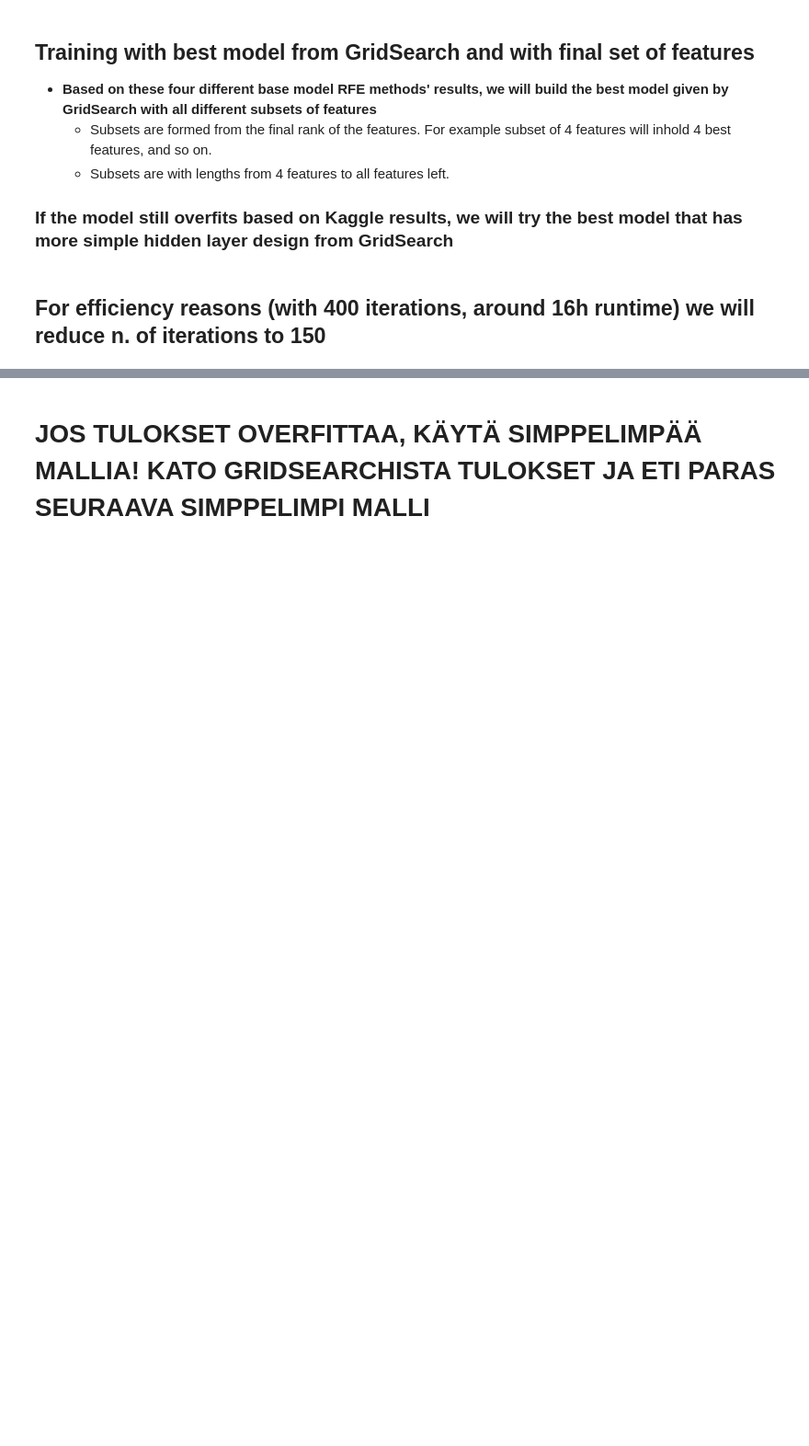
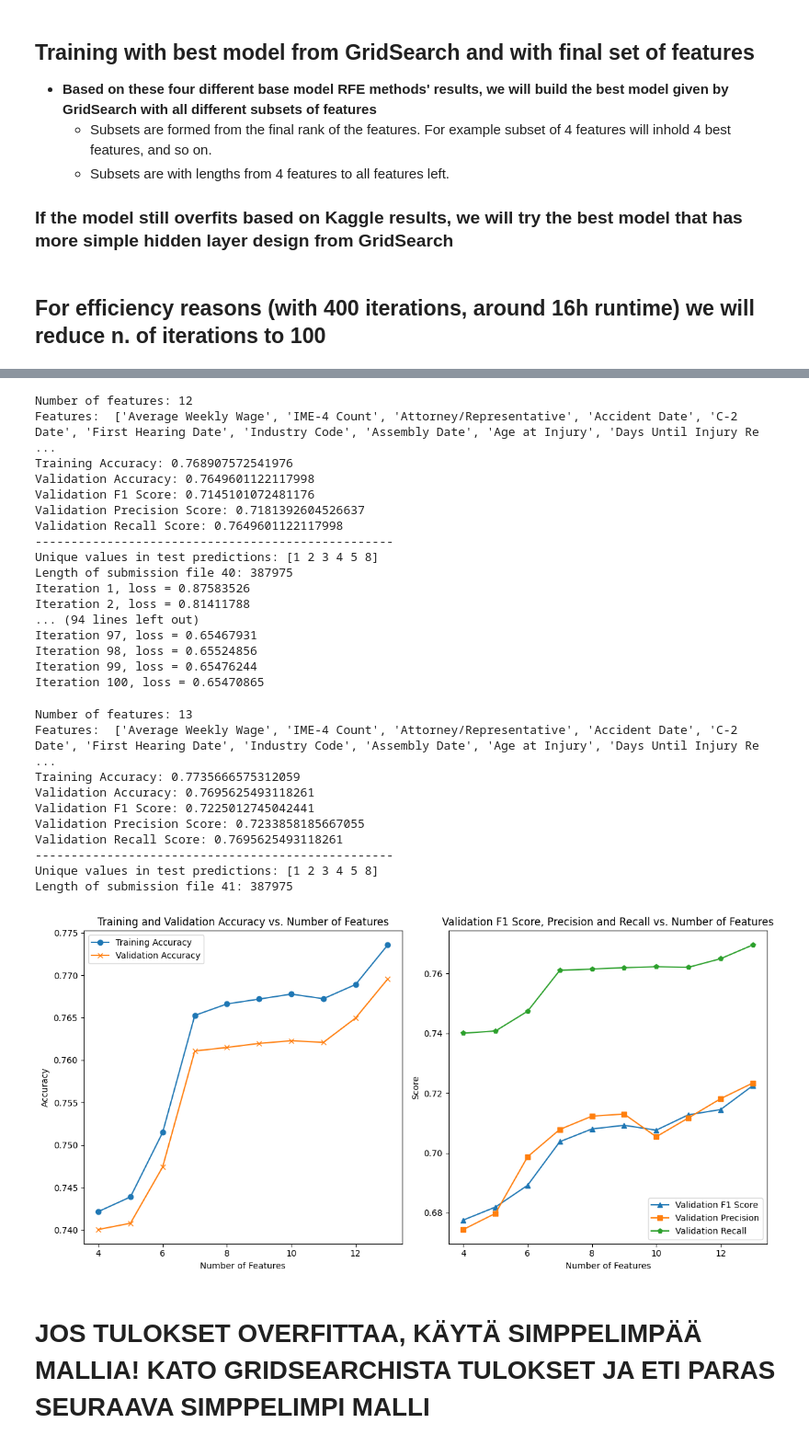
Before and after one commit to OnniMansikkamaki/ML_Project_G39_2024, a Jupyter notebook: codes/KNN_and_Neural_Networks.ipynb, the cells around one changed output, grey strips where cells are left out. Shown at 92% size. Saved outputs shown, nothing was run; the diff lists cells and outputs as text; code cells hidden in the pictures; blank space fills up the shorter version.

```diff
--- a/codes/KNN_and_Neural_Networks.ipynb
+++ b/codes/KNN_and_Neural_Networks.ipynb
@@ -3604,7 +3562,7 @@ print(len(selected_features))
 
 ### If the model still overfits based on Kaggle results, we will try the best model that has more simple hidden layer design from GridSearch
 # %% [markdown]
-## For efficiency reasons (with 400 iterations, around 16h runtime) we will reduce n. of iterations to 150
+## For efficiency reasons (with 400 iterations, around 16h runtime) we will reduce n. of iterations to 100
 # %%
 # Form all lengths possible from selected features (from length 4 to 13). For 4, take 4 first, for 5 take 5 first and so on.
 feature_combinations = [selected_features[:i] for i in range(4, 14)]
@@ -3644,7 +3602,7 @@ for comb in feature_combinations:
         hidden_layer_sizes=(256, 128, 64),
         activation='relu',
         solver='adam',
-        max_iter=150,
+        max_iter=100,
         alpha=0.01,
         batch_size=200,
         learning_rate='constant',
@@ -3742,2 +3852,30 @@ plt.show()
+Number of features: 12
+Features:  ['Average Weekly Wage', 'IME-4 Count', 'Attorney/Representative', 'Accident Date', 'C-2 Date', 'First Hearing Date', 'Industry Code', 'Assembly Date', 'Age at Injury', 'Days Until Injury Re ...
+Training Accuracy: 0.768907572541976
+Validation Accuracy: 0.7649601122117998
+Validation F1 Score: 0.7145101072481176
+Validation Precision Score: 0.7181392604526637
+Validation Recall Score: 0.7649601122117998
+--------------------------------------------------
+Unique values in test predictions: [1 2 3 4 5 8]
+Length of submission file 40: 387975
+Iteration 1, loss = 0.87583526
+Iteration 2, loss = 0.81411788
+... (94 lines left out)
+Iteration 97, loss = 0.65467931
+Iteration 98, loss = 0.65524856
+Iteration 99, loss = 0.65476244
+Iteration 100, loss = 0.65470865
+Number of features: 13
+Features:  ['Average Weekly Wage', 'IME-4 Count', 'Attorney/Representative', 'Accident Date', 'C-2 Date', 'First Hearing Date', 'Industry Code', 'Assembly Date', 'Age at Injury', 'Days Until Injury Re ...
+Training Accuracy: 0.7735666575312059
+Validation Accuracy: 0.7695625493118261
+Validation F1 Score: 0.7225012745042441
+Validation Precision Score: 0.7233858185667055
+Validation Recall Score: 0.7695625493118261
+--------------------------------------------------
+Unique values in test predictions: [1 2 3 4 5 8]
+Length of submission file 41: 387975
+[figure, added]
 # %% [markdown]
 # JOS TULOKSET OVERFITTAA, KÄYTÄ SIMPPELIMPÄÄ MALLIA! KATO GRIDSEARCHISTA TULOKSET JA ETI PARAS SEURAAVA SIMPPELIMPI MALLI
```
Also changed, not shown: parts of 4 cells of this notebook, 20 other files.
